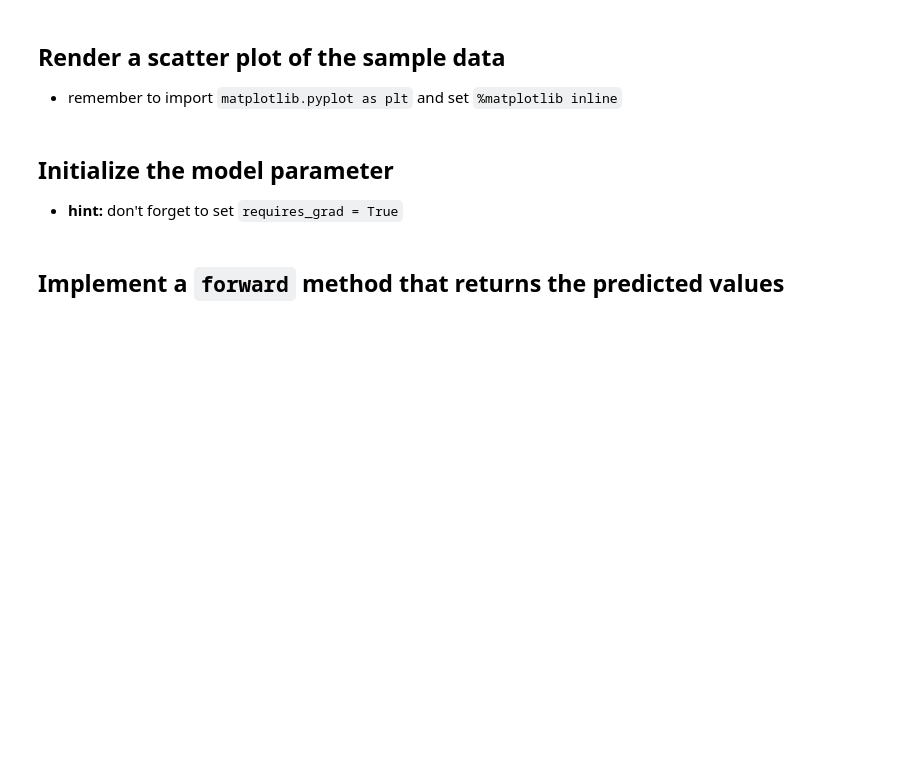
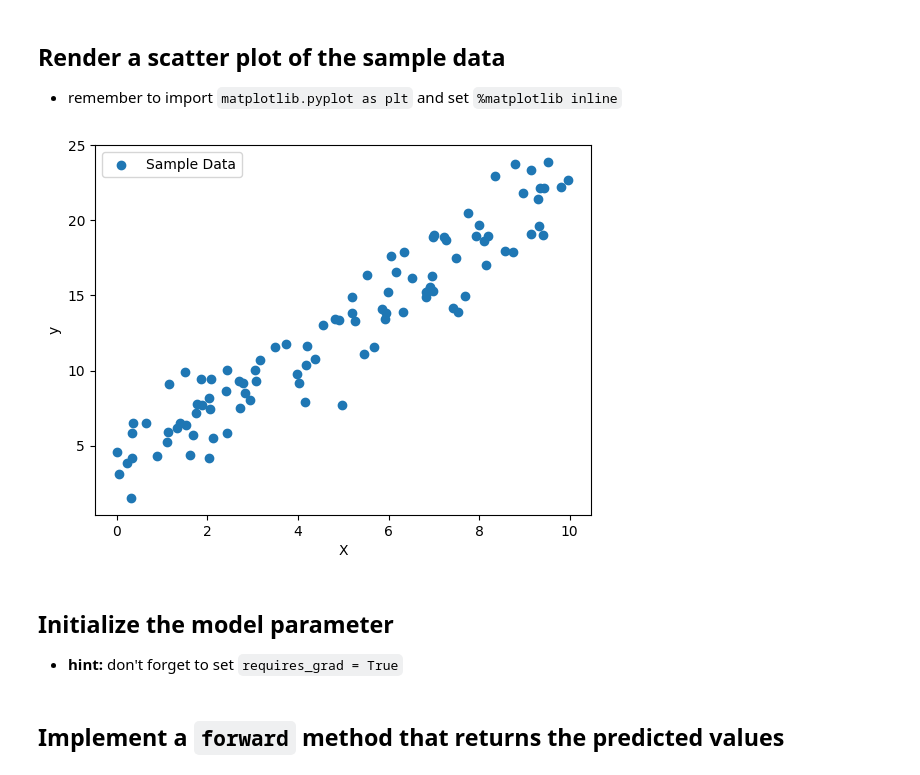
Before and after one commit to parthivz/Fundamentals-of-GenAI-Course-Lab, a Jupyter notebook: PyTorch_2_Exercise_Autograd_GPU.ipynb, the cells around one changed output. Cells and saved outputs as stored; diff of their text form; code cells hidden in the pictures; blank space fills up the shorter version.

```diff
--- a/PyTorch_2_Exercise_Autograd_GPU.ipynb
+++ b/PyTorch_2_Exercise_Autograd_GPU.ipynb
@@ -7,6 +12,17 @@ pt.manual_seed(0)
+# %%
+X = pt.rand(100, 1) * 10  # Random values between 0 and 10
+y = 2 * X + 3 + pt.randn(100, 1) * 2  # Linear relation y = 2x + 3 + noise
 # %% [markdown]
 ## Render a scatter plot of the sample data
 * remember to import `matplotlib.pyplot as plt` and set `%matplotlib inline`
+# %%
+plt.scatter(X.numpy(), y.numpy(), label="Sample Data")
+plt.xlabel("X")
+plt.ylabel("y")
+plt.legend()
+plt.show()
+# %% [output]
+[figure, added]
 # %% [markdown]
 ## Initialize the model parameter
 * **hint:** don't forget to set `requires_grad = True`
```
Also changed, not shown: parts of 7 cells of this notebook.
